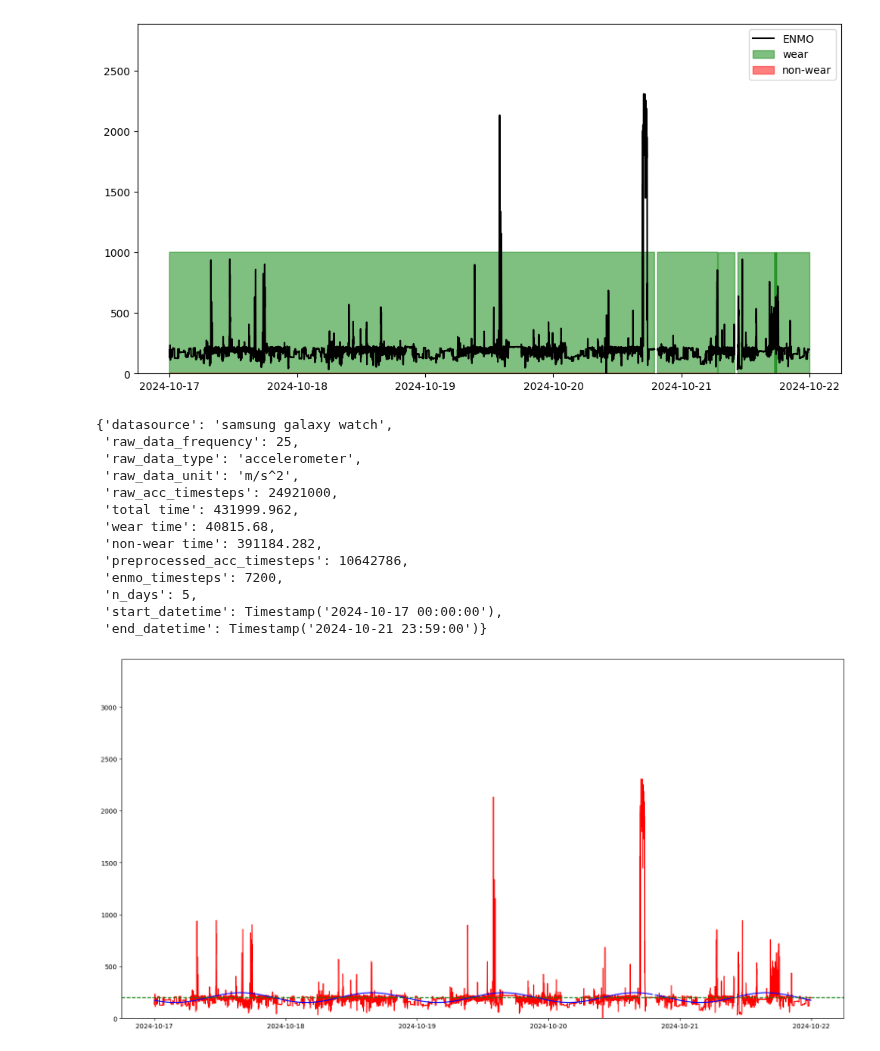
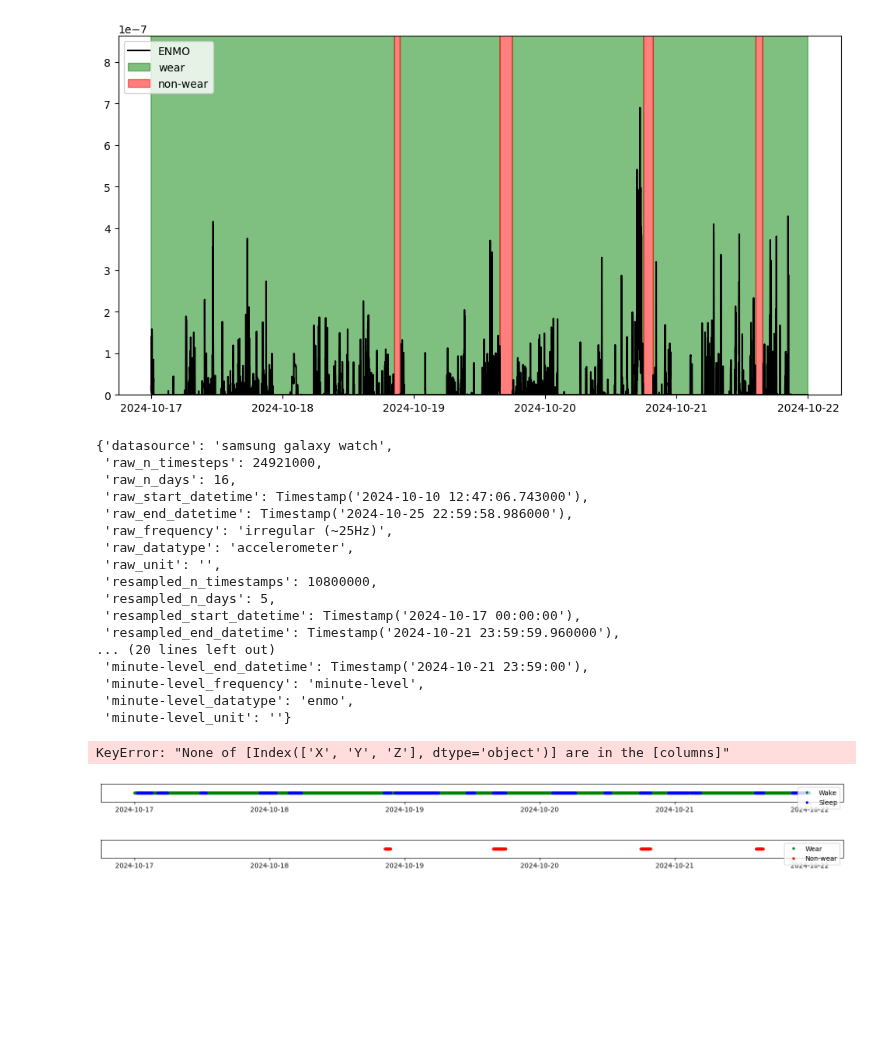
Before and after one commit to ADAMMA-CDHI-ETH-Zurich/CosinorAge, a Jupyter notebook: examples/galaxy_example.ipynb, the cells around one changed output. Drawn from its saved outputs; the diff is of its cells as text; code cells hidden in the pictures; blank space fills up the shorter version.

Commit message:
galaxy example runs

```diff
--- a/examples/galaxy_example.ipynb
+++ b/examples/galaxy_example.ipynb
@@ -10,21 +10,23 @@ from cosinorage.features import WearableFeatures
 %load_ext autoreload
 %autoreload 2
 # %%
-reload_galaxy = True
+reload_galaxy = False
 # %%
 preprocess_args = {
     'autocalib_tol': 10e-15,
     'autocalib_max_iter': 500,
     'autocalib_epoch_size': 20,
+    'autocalib_sd_criter': 1650,
+    'autocalib_mean_criter': 2,
+    'autocalib_sphere_crit': 1,
     'filter_type': 'lowpass',
     'filter_cutoff': 2,
-    'autocalib_sd_criter': 1665,
-    'autocalib_mean_criter': 2,
-    'autocalib_sphere_crit': 1
+    'wear_detection_std_threshold': 10e-8,
+    'wear_detection_range_threshold': 10e-8
 }
 # %%
 if reload_galaxy:
-    galaxy_loader = GalaxyDataLoader(gw_file_dir='../data/smartwatch/GalaxyWatch_Case1/', preprocess=True, preprocess_args=preprocess_args)
+    galaxy_loader = GalaxyDataLoader(gw_file_dir='../data/smartwatch/GalaxyWatch_Case1_long/', preprocess=True, preprocess_args=preprocess_args)
     galaxy_loader.load_data(verbose=True)
     with open("pickle/galaxy_loader.pkl", "wb") as file:
         pickle.dump(galaxy_loader, file)
@@ -48,26 +36,37 @@ load_data executed in 98.89 seconds
 # %%
 plot_enmo(galaxy_loader)
 # %% [output]
-[figure, old version]
+[figure, new version]
 # %%
 galaxy_loader.get_meta_data()
 # %% [output]
 {'datasource': 'samsung galaxy watch',
- 'raw_data_frequency': 25,
- 'raw_data_type': 'accelerometer',
- 'raw_data_unit': 'm/s^2',
- 'raw_acc_timesteps': 24921000,
- 'total time': 431999.962,
- 'wear time': 40815.68,
- 'non-wear time': 391184.282,
- 'preprocessed_acc_timesteps': 10642786,
- 'enmo_timesteps': 7200,
- 'n_days': 5,
- 'start_datetime': Timestamp('2024-10-17 00:00:00'),
- 'end_datetime': Timestamp('2024-10-21 23:59:00')}
+ 'raw_n_timesteps': 24921000,
+ 'raw_n_days': 16,
+ 'raw_start_datetime': Timestamp('2024-10-10 12:47:06.743000'),
+ 'raw_end_datetime': Timestamp('2024-10-25 22:59:58.986000'),
+ 'raw_frequency': 'irregular (~25Hz)',
+ 'raw_datatype': 'accelerometer',
+ 'raw_unit': '',
+ 'resampled_n_timestamps': 10800000,
+ 'resampled_n_days': 5,
+ 'resampled_start_datetime': Timestamp('2024-10-17 00:00:00'),
+ 'resampled_end_datetime': Timestamp('2024-10-21 23:59:59.960000'),
+... (20 lines left out)
+ 'minute-level_end_datetime': Timestamp('2024-10-21 23:59:00'),
+ 'minute-level_frequency': 'minute-level',
+ 'minute-level_datatype': 'enmo',
+ 'minute-level_unit': ''}
+# %%
+galaxy_loader.enmo_df[['ENMO']] = galaxy_loader.enmo_df[['ENMO']]*10e7
+plot_enmo(galaxy_loader)
+# %% [output]
+KeyError: "None of [Index(['X', 'Y', 'Z'], dtype='object')] are in the [columns]"
 # %%
 features = WearableFeatures(galaxy_loader)
 features.run()
-features.plot_cosinor(multiday=True)
+plot_sleep_predictions(features, simple=True)
+plot_non_wear(features, simple=True)
 # %% [output]
-[figure, old version]
+[figure, new version]
+[figure, added]
```
Also changed, not shown: parts of 8 cells of this notebook, 7 other files.
